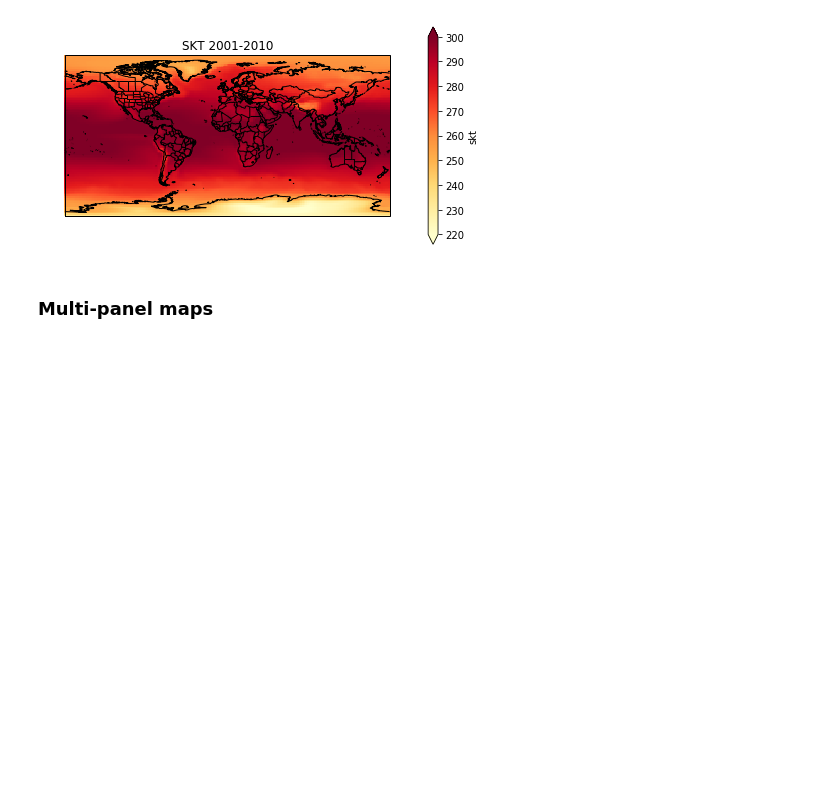
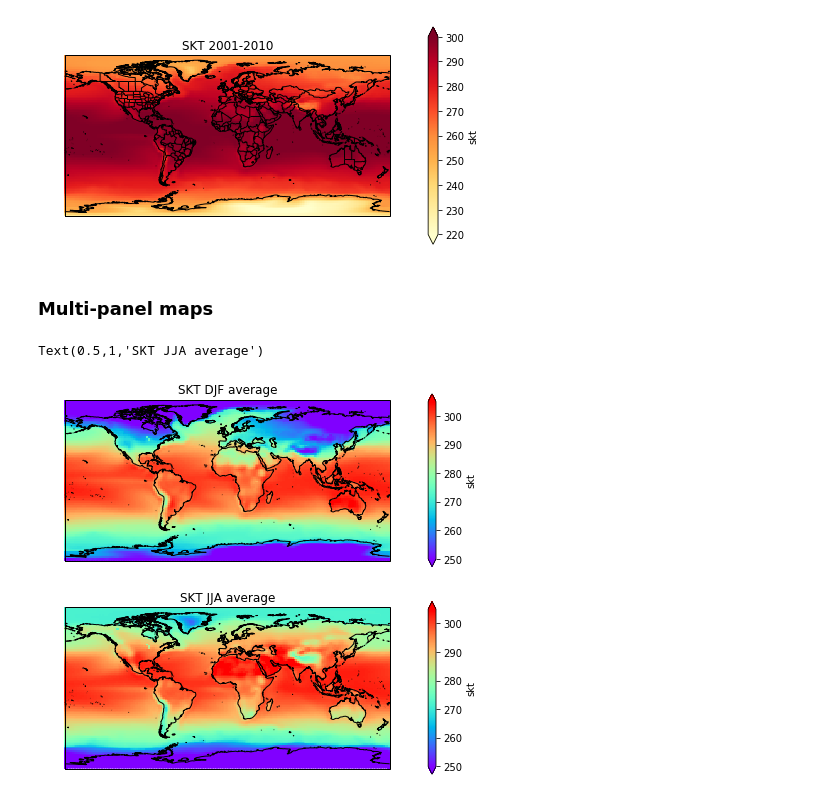
Before and after one commit to neil-berg/AOS51, a Jupyter notebook: AOS51_Fall_2018_#4_KEY.ipynb, the cells around one changed output. Saved outputs shown, nothing was run; the diff lists cells and outputs as text; code cells hidden in the pictures; blank space fills up the shorter version.

```diff
--- a/AOS51_Fall_2018_#4_KEY.ipynb
+++ b/AOS51_Fall_2018_#4_KEY.ipynb
@@ -148,5 +141,28 @@ Text(0.5,1,'SKT 2001-2010')
 # %% [markdown]
 ### Multi-panel maps
 # %%
-skt_jan_avg = skt.groupby('time.month').mean('time').sel(month=1)
-skt_aug_avg = skt.groupby('time.month').mean('time').sel(month=8)
+skt_djf_avg = skt.groupby('time.season').mean('time').sel(season='DJF')
+skt_jja_avg = skt.groupby('time.season').mean('time').sel(season='JJA')
+# %%
+fig = plt.figure(figsize=(8,7))
+
+ax1 = fig.add_subplot(2,1,1, projection=ccrs.PlateCarree())
+
+skt_djf_avg.plot.pcolormesh(ax=ax1, transform=ccrs.PlateCarree(), cmap='rainbow', vmin=250, vmax=305)
+
+ax1.coastlines('50m')
+#ax1.add_feature(states_provinces, edgecolor='black')
+#ax1.add_feature(cfeature.BORDERS)
+ax1.set_title('SKT DJF average')
+
+ax2 = fig.add_subplot(2,1,2, projection=ccrs.PlateCarree())
+
+skt_jja_avg.plot.pcolormesh(ax=ax2, transform=ccrs.PlateCarree(), cmap='rainbow', vmin=250, vmax=305)
+
+ax2.coastlines('50m')
+#ax2.add_feature(states_provinces, edgecolor='black')
+#ax2.add_feature(cfeature.BORDERS)
+ax2.set_title('SKT JJA average')
+# %% [output]
+Text(0.5,1,'SKT JJA average')
+[figure, added]
```
Also changed, not shown: parts of 5 cells of this notebook.
